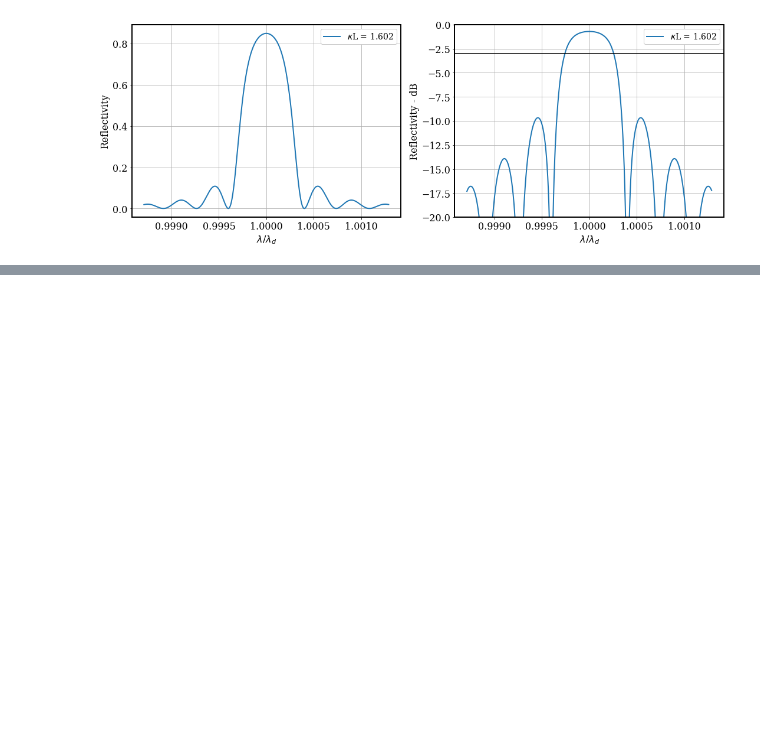
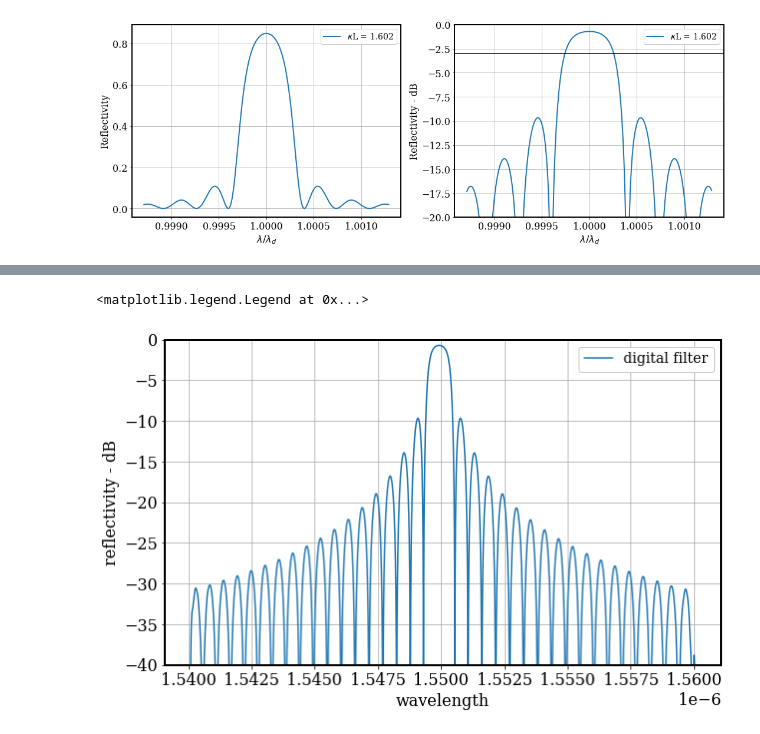
Before and after one commit to moisesoliveira08/BragGrating, a Jupyter notebook: FBG.ipynb, the cells around one changed output, grey strips where cells are left out. Cells and saved outputs as stored; diff of their text form; code cells hidden in the pictures; blank space fills up the shorter version.

```diff
--- a/FBG.ipynb
+++ b/FBG.ipynb
@@ -56,0 +105,13 @@ ax[1].legend(loc = 'upper right',framealpha = 1, fontsize = 14)
+# %%
+figure = plt.figure(figsize=(10,6))
+plt.rc('font', **font)
+plt.rc('axes', linewidth=2)
+plt.plot(wavelength, gain_ona_3, label = 'digital filter')
+plt.grid(True)
+plt.xlabel('wavelength')
+plt.ylabel('reflectivity - dB')
+plt.ylim([-40, 0])
+plt.legend(loc = 'upper right', framealpha = 1, fontsize = 14)
+# %% [output]
+<matplotlib.legend.Legend at 0x...>
+[figure, added]
```
Also changed, not shown: parts of 11 cells of this notebook.
